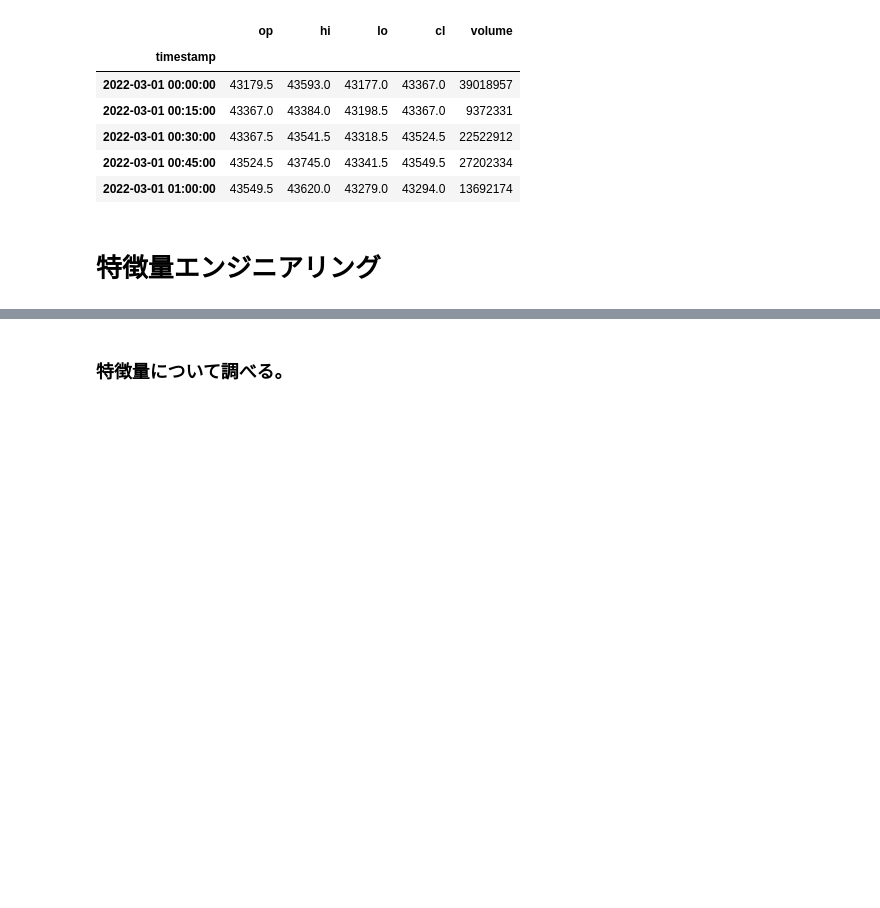
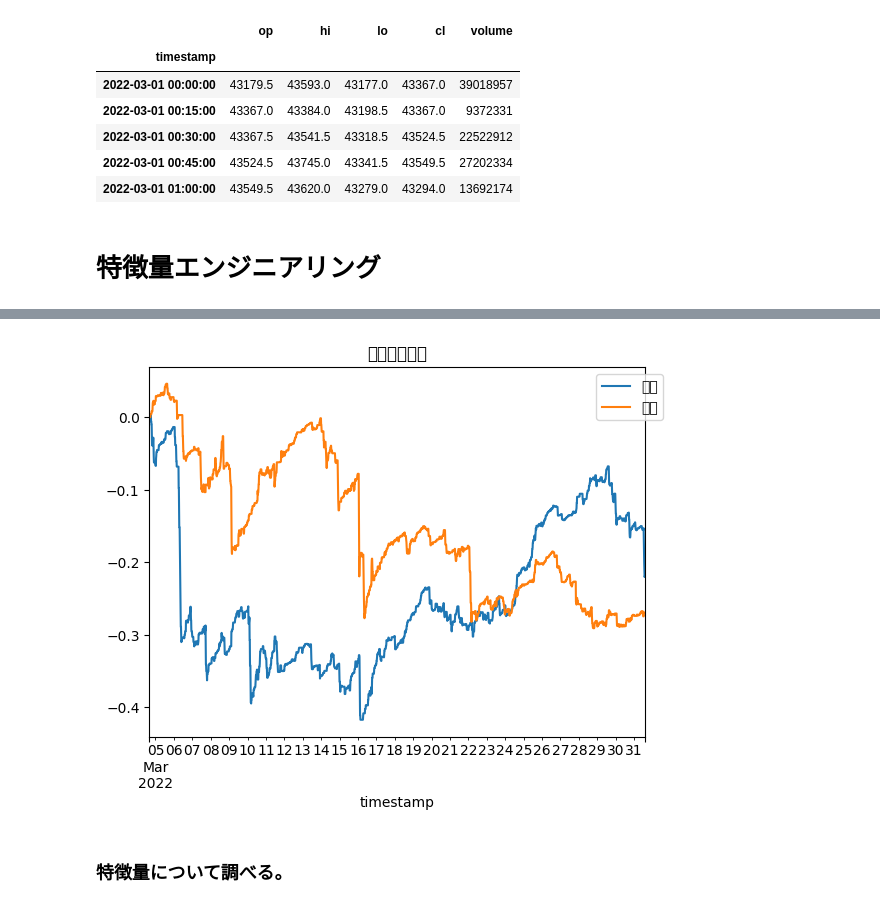
Before and after one commit to CosmoMax10/robin_mlbot_practice, a Jupyter notebook: data_backtesting_practice.ipynb, the cells around one changed output, grey strips where cells are left out. Saved outputs shown, nothing was run; the diff lists cells and outputs as text; code cells hidden in the pictures; blank space fills up the shorter version.

Commit message:
make it able to compare labeling techniques

```diff
--- a/data_backtesting_practice.ipynb
+++ b/data_backtesting_practice.ipynb
@@ -185,0 +213,84 @@ time_bar.to_pickle('df_features.pkl')
+# %%
+def calc_force_entry_price(entry_price=None, lo=None, pips=None):
+    y = entry_price.copy()
+    y[:] = np.nan
+    force_entry_time = entry_price.copy()
+    force_entry_time[:] = np.nan
+    for i in range(entry_price.size):
+        for j in range(i + 1, entry_price.size):
+            if round(lo[j] / pips) < round(entry_price[j - 1] / pips):
+                y[i] = entry_price[j - 1]
+                force_entry_time[i] = j - i
+                break
+    return y, force_entry_time
+
+df = pd.read_pickle('df_features.pkl')
+
+# 呼び値 (取引所、取引ペアごとに異なるので、適切に設定してください)
+pips = 1
+
+# ATRで指値距離を計算します
+limit_price_dist = df['ATR'] * 0.5
+limit_price_dist = np.maximum(1, (limit_price_dist / pips).round().fillna(1)) * pips
+
+# 終値から両側にlimit_price_distだけ離れたところに、買い指値と売り指値を出します
+df['buy_price'] = df['cl'] - limit_price_dist
+df['sell_price'] = df['cl'] + limit_price_dist
+
+# Force Entry Priceの計算
+df['buy_fep'], df['buy_fet'] = calc_force_entry_price(
+    entry_price=df['buy_price'].values,
+    lo=df['lo'].values,
+    pips=pips,
+)
+
+# calc_force_entry_priceは入力と出力をマイナスにすれば売りに使えます
+df['sell_fep'], df['sell_fet'] = calc_force_entry_price(
+    entry_price=-df['sell_price'].values,
+    lo=-df['hi'].values, # 売りのときは高値
+    pips=pips,
+)
+df['sell_fep'] *= -1
+
+horizon = 1 # エントリーしてからエグジットを始めるまでの待ち時間 (1以上である必要がある)
+# fee = df['fee'] # maker手数料　一旦０で計算するが、richmanはdfにtimpstampに応じて変わるようにfeeを組み込んでいる。
+fee = 0
+
+# 指値が約定したかどうか (0, 1)
+df['buy_executed'] = ((df['buy_price'] / pips) > (df['lo'].shift(-1) / pips)).astype('float64')
+df['sell_executed'] = ((df['sell_price'] / pips) < (df['hi'].shift(-1) / pips)).astype('float64')
+
+# yを計算
+df['y_buy'] = np.where(
+    df['buy_executed'],
+    df['sell_fep'].shift(-horizon) / df['buy_price'] - 1 - 2 * fee,
+    0
+)
+df['y_sell'] = np.where(
+    df['sell_executed'],
+    -(df['buy_fep'].shift(-horizon) / df['sell_price'] - 1) - 2 * fee,
+    0
+)
+
+# バックテストで利用する取引コストを計算
+df['buy_cost'] = np.where(
+    df['buy_executed'],
+    df['buy_price'] / df['cl'] - 1 + fee,
+    0
+)
+df['sell_cost'] = np.where(
+    df['sell_executed'],
+    -(df['sell_price'] / df['cl'] - 1) + fee,
+    0
+)
+
+
+print('毎時刻、この執行方法でトレードした場合の累積リターン')
+df['y_buy'].cumsum().plot(label='買い')
+df['y_sell'].cumsum().plot(label='売り')
+plt.title('累積リターン')
+plt.legend(bbox_to_anchor=(1.05, 1))
+plt.show()
+
+df.to_pickle('df_y.pkl')
+# %% [output]
@@ -186,3 +298,4 @@ time_bar.to_pickle('df_features.pkl')
+[figure, added]
 # %% [markdown]
 ### 特徴量について調べる。
 # %%
```
Also changed, not shown: parts of 10 cells of this notebook.
